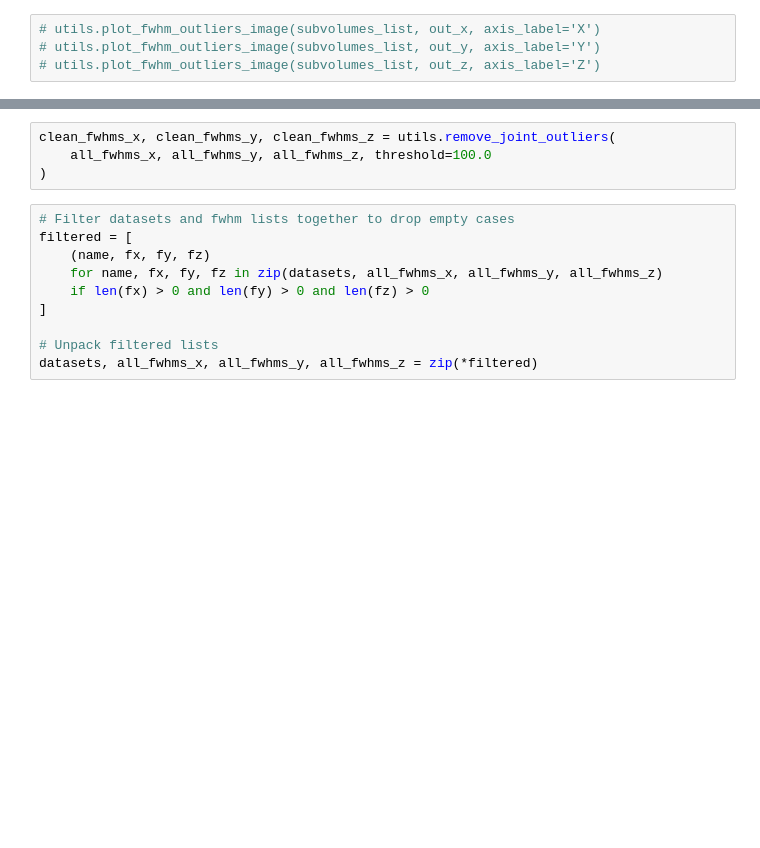
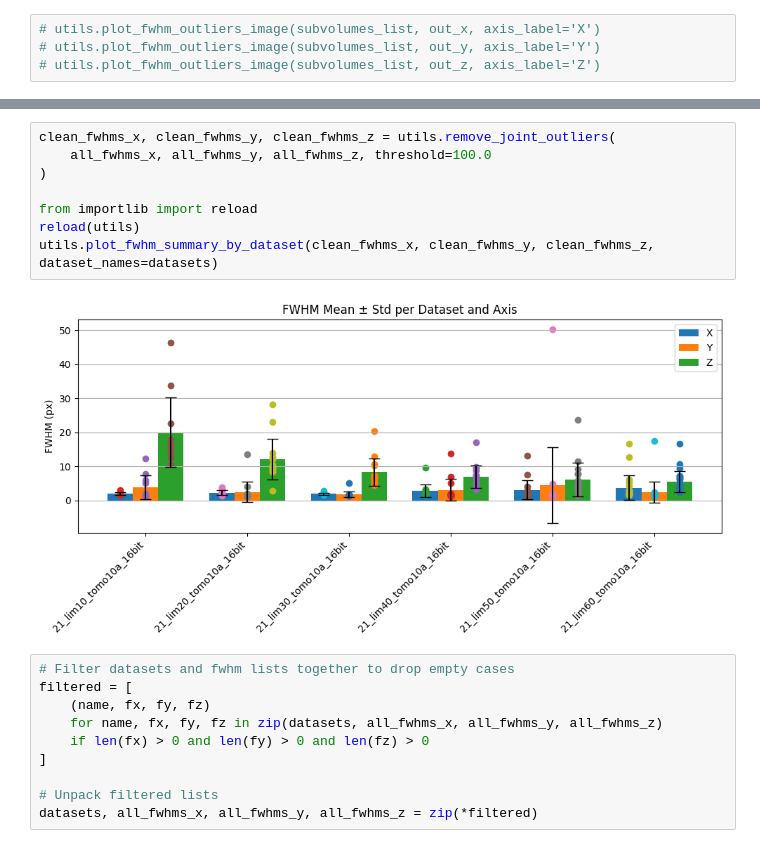
Before and after one commit to kuan-lab/tem-tomo, a Jupyter notebook: bead_resolution/WK_annotations_0610_6angles.ipynb, the cells around one changed output, grey strips where cells are left out. Drawn from its saved outputs; the diff is of its cells as text; blank space fills up the shorter version.

```diff
--- a/bead_resolution/WK_annotations_0610_6angles.ipynb
+++ b/bead_resolution/WK_annotations_0610_6angles.ipynb
@@ -164,7 +205,13 @@ utils.plot_fwhm_summary_by_dataset(all_fwhms_x, all_fwhms_y, all_fwhms_z, datase
 # %%
 clean_fwhms_x, clean_fwhms_y, clean_fwhms_z = utils.remove_joint_outliers(
     all_fwhms_x, all_fwhms_y, all_fwhms_z, threshold=100.0
 )
+
+from importlib import reload
+reload(utils)
+utils.plot_fwhm_summary_by_dataset(clean_fwhms_x, clean_fwhms_y, clean_fwhms_z, dataset_names=datasets)
+# %% [output]
+[figure, added]
 # %%
 # Filter datasets and fwhm lists together to drop empty cases
 filtered = [
```
Also changed, not shown: parts of 11 cells of this notebook, 1 other file.
